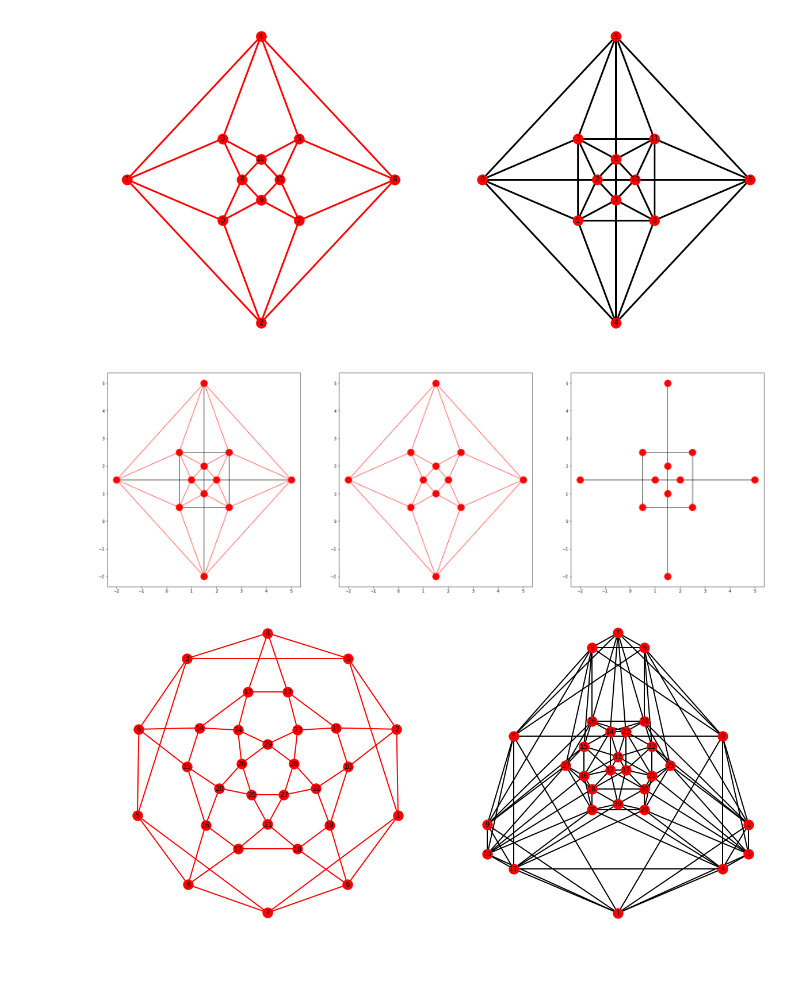
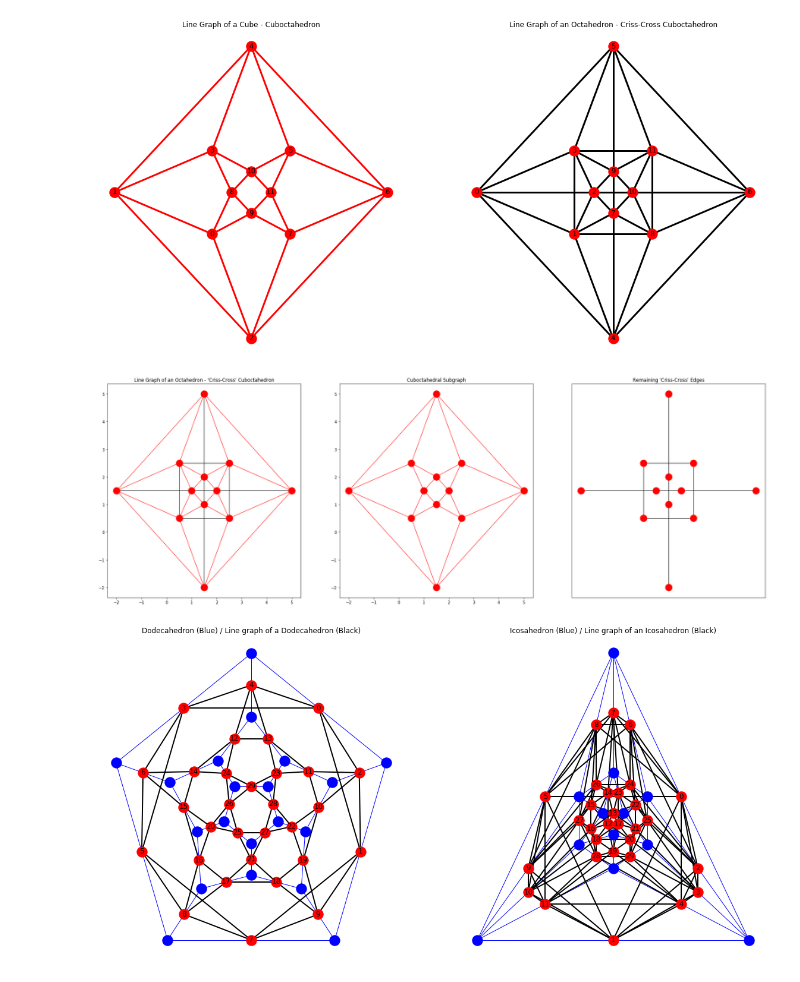
Before and after one commit to crabtr26/Line-Graphs-of-Platonic-Solids, a Jupyter notebook: Platonic_Line_Graphs.ipynb, the cells around one changed output. Drawn from its saved outputs; the diff is of its cells as text; code cells hidden in the pictures.

Commit message:
adding titles

```diff
--- a/Platonic_Line_Graphs.ipynb
+++ b/Platonic_Line_Graphs.ipynb
@@ -41,4 +48,7 @@ nx.draw(LG_octahedron, ax=ax[1], pos=pos_LG_octahedron, node_color='red',
 # %%
+## CONSTRUCTING SCHLEGEL DIAGRAMS ##
+
+## Mapping nodes of the LG of octahedron onto a cuboctahedron
 order = [1,0,4,3,5,11,6,8,2,7,9,10]
 transformed_pos_LG_octahedron = dict(zip(order, pos_LG_cube.values()))
 
@@ -55,58 +65,70 @@ pos_LG_cube[6] = (5.0, 1.5)
 ### Plotting ###
 fig, ax = plt.subplots(ncols=2,figsize=(20,10))
 
-## Line graph of a cube of the left ##
+## Line graph of a cube - cuboctahedron ##
+ax[0].set_title('Line Graph of a Cube - Cuboctahedron')
 nx.draw(LG_cube, ax=ax[0], pos=pos_LG_cube,
         node_color='red', edge_color='red', width=3, with_labels=True)
 
 ## Line graph of an octahedron on the right ##
+ax[1].set_title('Line Graph of an Octahedron - Criss-Cross Cuboctahedron')
 nx.draw(LG_octahedron, ax=ax[1], pos=transformed_pos_LG_octahedron,
         node_color='red', edge_color='black', width=3, with_labels=True)
 # %% [output]
-[figure, old version]
+[figure, new version]
 # %%
+## Decomposing the Criss-Cross Cuboctahedron
 cross_edges = [(7,9), (2,10), (0,6), (4,5), (1,3), (0,2), (1,8), (4,7), (6,10), (8,11), (5,9), (3,11)]
 LG_Cube_edges = [e for e in LG_octahedron.edges if e not in cross_edges]
 
 fig, ax = plt.subplots(ncols=3, figsize=(30,10))
 
-## Plot 1- Far left ##
-nx.draw_networkx_nodes(LG_octahedron, ax=ax[0], pos=transformed_pos_LG_octahedron)
+## Full Criss-Cross Cuboctahedron ##
+ax[0].set_title(r"Line Graph of an Octahedron - 'Criss-Cross' Cuboctahedron")
+nx.draw_networkx_nodes(LG_octahedron, ax=ax[0], pos=transformed_pos_LG_octahedron,
+                       node_color='Red', with_labels=True)
 nx.draw_networkx_edges(LG_octahedron, ax=ax[0], pos=transformed_pos_LG_octahedron,
                        edgelist=cross_edges, edge_color='black')
 nx.draw_networkx_edges(LG_octahedron, ax=ax[0], pos=transformed_pos_LG_octahedron,
                        edgelist=LG_Cube_edges, edge_color='red')
 
-## Plot 2 - Middle
-nx.draw_networkx_nodes(LG_octahedron, ax=ax[1], pos=transformed_pos_LG_octahedron)
+## Cuboctahedron Subgraph
+ax[1].set_title('Cuboctahedral Subgraph')
+nx.draw_networkx_nodes(LG_octahedron, ax=ax[1], pos=transformed_pos_LG_octahedron,
+                       node_color='red', with_labels=True)
 nx.draw_networkx_edges(LG_octahedron, ax=ax[1], pos=transformed_pos_LG_octahedron,
                        edgelist=LG_Cube_edges, edge_color='red')
 
-##
-nx.draw_networkx_nodes(LG_octahedron, ax=ax[2], pos=transformed_pos_LG_octahedron)
+## Remaining 'Criss-Cross Edges'
+ax[2].set_title(r"Remaining 'Criss-Cross' Edges")
+nx.draw_networkx_nodes(LG_octahedron, ax=ax[2], pos=transformed_pos_LG_octahedron,
+                       node_color='red', with_labels=True)
 nx.draw_networkx_edges(LG_octahedron, ax=ax[2], pos=transformed_pos_LG_octahedron,
                        edgelist=cross_edges, edge_color='black')
 plt.show()
 # %% [output]
-[figure, old version]
+[figure, new version]
 # %%
 from Platonic_Graphs import dodecahedron, pos_dodecahedron, icosahedron, pos_icosahedron
 
 LG_Dodecahedron, pos_LG_Dodecahedron = my_line_graph(dodecahedron, pos_dodecahedron)
 LG_Icosahedron, pos_LG_Icosahedron = my_line_graph(icosahedron, pos_icosahedron)
 
 fig, ax = plt.subplots(nrows = 1, ncols = 2, figsize = (20,10))
-# nx.draw(dodecahedron, ax=ax[0], pos = pos_dodecahedron,
-#         node_color = 'blue', edge_color = 'blue', width=1)
+
+ax[0].set_title('Dodecahedron (Blue) / Line graph of a Dodecahedron (Black)')
+nx.draw(dodecahedron, ax=ax[0], pos = pos_dodecahedron,
+        node_color = 'blue', edge_color = 'blue', width=1)
 
 nx.draw(LG_Dodecahedron, ax=ax[0], pos = pos_LG_Dodecahedron,
-        node_color = 'red', edge_color = 'red', width=2, with_labels=True)
+        node_color = 'red', edge_color = 'black', width=2, with_labels=True)
 
-# nx.draw(icosahedron, ax=ax[1], pos = pos_icosahedron,
-#         node_color = 'blue', edge_color = 'blue', width=1)
+ax[1].set_title('Icosahedron (Blue) / Line graph of an Icosahedron (Black)')
+nx.draw(icosahedron, ax=ax[1], pos = pos_icosahedron,
+        node_color = 'blue', edge_color = 'blue', width=1)
 
 nx.draw(LG_Icosahedron, ax=ax[1], pos = pos_LG_Icosahedron,
         node_color = 'red', edge_color = 'black', width=2, with_labels=True)
 # %% [output]
-[figure, old version]
+[figure, new version]
 # %%
```
Also changed, not shown: parts of 6 cells of this notebook.
